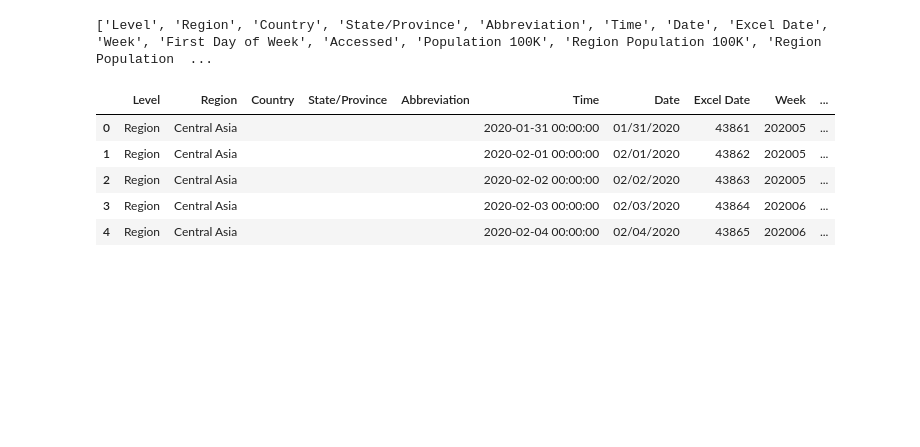
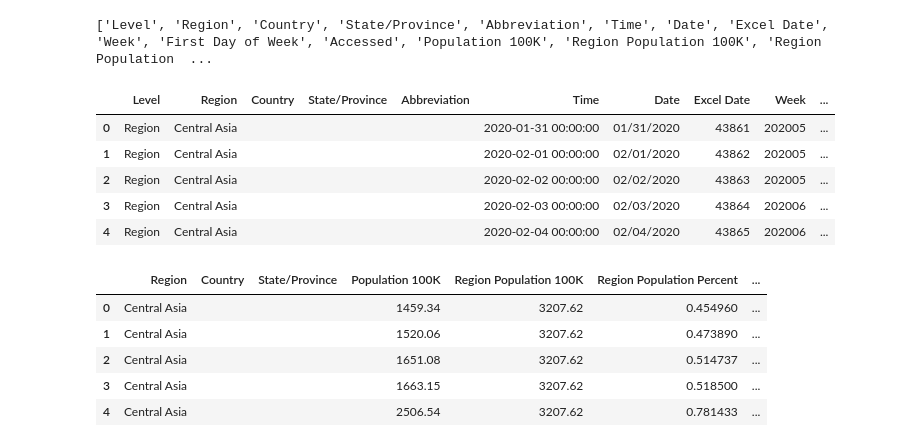
Before and after one commit to janinewhite/Global-COVID-Surveillance, a Jupyter notebook: Cleaned Global Raw Data.ipynb, the cells around one changed output. Saved outputs shown, nothing was run; the diff lists cells and outputs as text; code cells hidden in the pictures; blank space fills up the shorter version.

```diff
--- a/Cleaned Global Raw Data.ipynb
+++ b/Cleaned Global Raw Data.ipynb
@@ -1077,11 +1030,19 @@ all_raw_data["Positivity 7D Rolling"] = all_raw_data["Cases Daily 7D Rolling"]/a
 all_raw_data["Positivity 7D Rolling"] = all_raw_data["Positivity 7D Rolling"].apply(lambda x: np.nan if x == np.inf else x)
 all_raw_data["Positivity 2W Rolling"] = all_raw_data["Cases Daily 2W Rolling"]/all_raw_data["Tests Daily 2W Rolling"]
 all_raw_data["Positivity 2W Rolling"] = all_raw_data["Positivity 2W Rolling"].apply(lambda x: np.nan if x == np.inf else x)
-daily_data_order = daily_data_order + ["Positivity 7D Rolling", "Positivity 2W Rolling"]
+all_raw_data["Speed Daily"] = all_raw_data.groupby(grouping_cols, as_index=False)["Cases Daily 7D Rolling"].diff().reset_index(drop=True)
+all_raw_data["Acceleration Daily"] = all_raw_data.groupby(grouping_cols, as_index=False)["Speed Daily"].diff().reset_index(drop=True)
+all_raw_data["Jerk Daily"] = all_raw_data.groupby(grouping_cols, as_index=False)["Acceleration Daily"].diff().reset_index(drop=True)
+daily_data_order = daily_data_order + ["Positivity 7D Rolling", "Positivity 2W Rolling", "Speed Daily", "Acceleration Daily", "Jerk Daily"]
 
 print(daily_data_order)
 all_raw_data = all_raw_data[daily_data_order].copy()
 
+all_raw_data["MM-DD-YYYY"] = all_raw_data["Date"].apply(lambda x: datetime.strptime(x, '%m/%d/%Y').strftime('%m-%d-%Y'))
+all_raw_data["MM-DD-YYYY"] = all_raw_data["MM-DD-YYYY"].astype(str)
+all_raw_data["DD-MM-YYYY"] = all_raw_data["Date"].apply(lambda x: datetime.strptime(x, '%m/%d/%Y').strftime('%d-%m-%Y'))
+all_raw_data["DD-MM-YYYY"] = all_raw_data["DD-MM-YYYY"].astype(str)
+
 all_raw_data.to_excel(cleanedFolder + "daily_raw_input.xlsx", index=False)
 all_raw_data.to_csv(cleanedFolder + "daily_raw_input.csv", index=False)
 all_raw_data.head()
@@ -1093,6 +1054,18 @@ all_raw_data.head()
 | 2 | Region | Central Asia |  |  |  | 2020-02-02 00:00:00 | 02/02/2020 | 43863 | 202005 | ... |
 | 3 | Region | Central Asia |  |  |  | 2020-02-03 00:00:00 | 02/03/2020 | 43864 | 202006 | ... |
 | 4 | Region | Central Asia |  |  |  | 2020-02-04 00:00:00 | 02/04/2020 | 43865 | 202006 | ... |
+# %%
+populations = all_raw_data.groupby(["Region","Country","State/Province","Population 100K","Region Population 100K","Region Population Percent"])["Date"].count()
+populations = populations.reset_index()
+
+populations.head()
+# %% [output]
+|  | Region | Country | State/Province | Population 100K | Region Population 100K | Region Population Percent | ... |
+| 0 | Central Asia |  |  | 1459.34 | 3207.62 | 0.454960 | ... |
+| 1 | Central Asia |  |  | 1520.06 | 3207.62 | 0.473890 | ... |
+| 2 | Central Asia |  |  | 1651.08 | 3207.62 | 0.514737 | ... |
+| 3 | Central Asia |  |  | 1663.15 | 3207.62 | 0.518500 | ... |
+| 4 | Central Asia |  |  | 2506.54 | 3207.62 | 0.781433 | ... |
 # %%
 # Create Weekly Input Data
 
```
Also changed, not shown: parts of 7 cells of this notebook, 15 other files.
